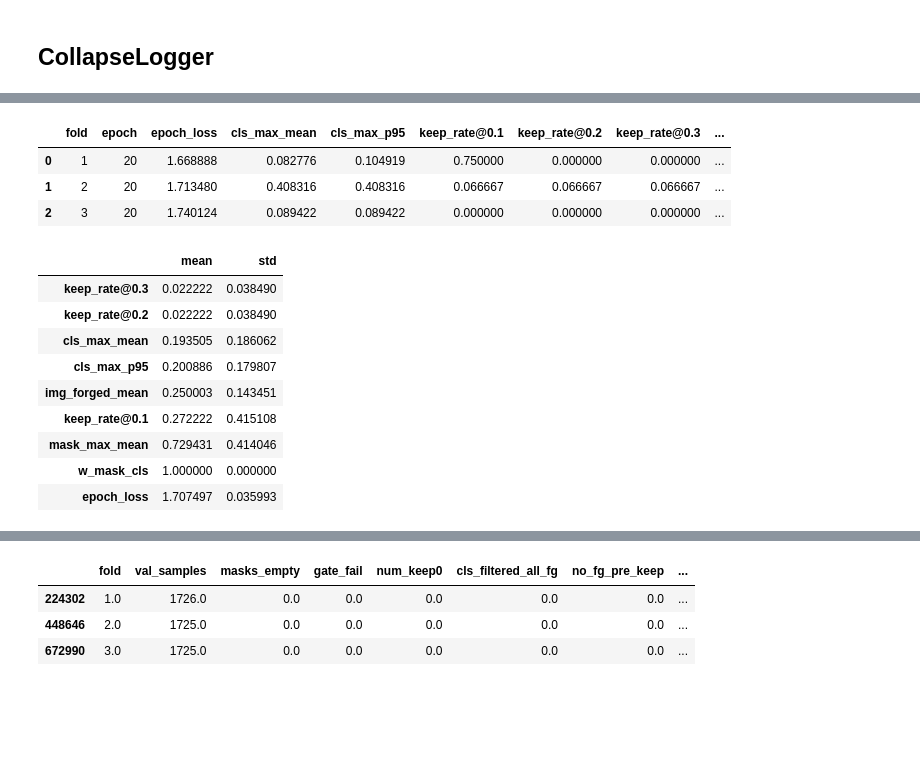
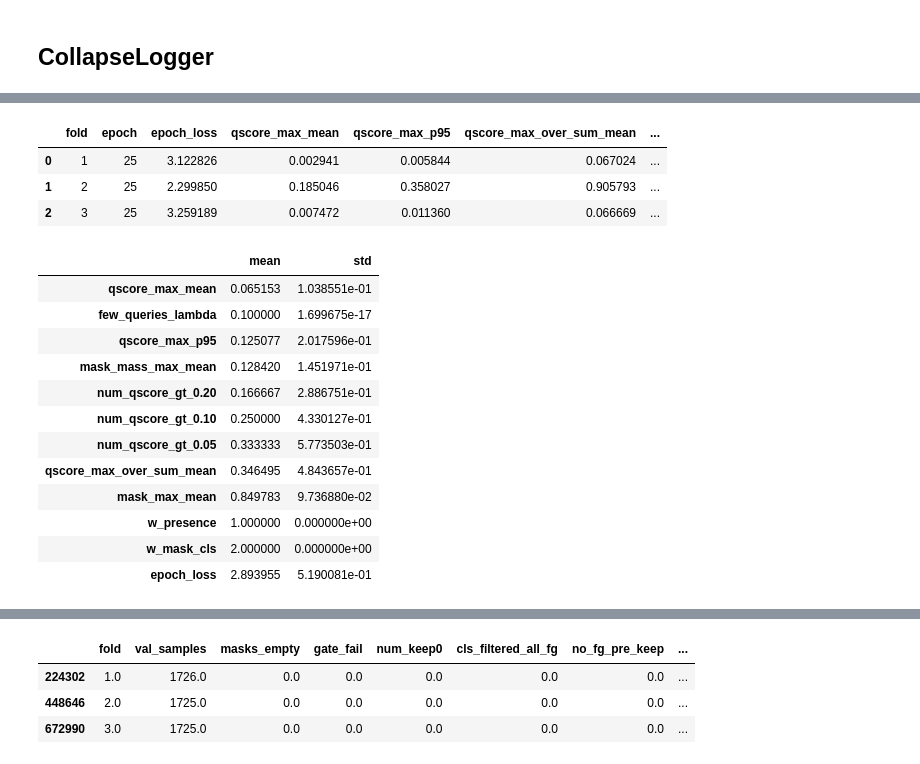
Before and after one commit to piiop/RecodAI_LUC, a Jupyter notebook: notebooks/cv_analysis.ipynb, the cells around one changed output, grey strips where cells are left out. Saved outputs shown, nothing was run; the diff lists cells and outputs as text; code cells hidden in the pictures; blank space fills up the shorter version.

```diff
--- a/notebooks/cv_analysis.ipynb
+++ b/notebooks/cv_analysis.ipynb
@@ -99,7 +99,7 @@ def load_run(names):
     raise FileNotFoundError(f"Not found under OOF_ROOT: {name}")
 
 # Use load_run(name | [names]) to load one or more CV runs or loose files from experiments/oof_results/
-runs = load_run(["sharp_auth_penalty_temp0p05_thr0p6_w2"])  # or: load_run("mini_smoke"), load_run("oof_predictions.csv")
+runs = load_run(["oof_lossv2_cls_up2_authpen_weak1_e25"])  # or: load_run("mini_smoke"), load_run("oof_predictions.csv")
 
 print("Loaded:")
 if isinstance(runs, dict) and "name" not in runs:
@@ -168,7 +168,7 @@ sharp_auth_penalty_temp0p05_thr0p6_w2
 ## CollapseLogger
 # %%
 # ---- Use an already-loaded run from `runs` ----
-run = runs["sharp_auth_penalty_temp0p05_thr0p6_w2"]  # must exist in `runs`
+run = runs["oof_lossv2_cls_up2_authpen_weak1_e25"]  # must exist in `runs`
 
 OOF_RUN_DIR = Path(run["path"])
 oof_metrics = run["metrics"] or {}
@@ -438,58 +451,74 @@ display(epoch_losses)
 
 es = epoch_summary.copy()
 
 num_cols = [
-    "epoch_loss", "cls_max_mean", "cls_max_p95",
-    "keep_rate@0.1", "keep_rate@0.2", "keep_rate@0.3",
-    "img_forged_mean", "mask_max_mean", "w_mask_cls",
+    "epoch_loss",
+    # qscore-focused signals
+    "qscore_max_mean", "qscore_max_p95", "qscore_max_over_sum_mean",
+    "num_qscore_gt_0.05", "num_qscore_gt_0.10", "num_qscore_gt_0.20",
+    # mask signals
+    "mask_mass_max_mean", "mask_max_mean",
+    # knobs/weights logged
+    "w_mask_cls", "w_presence", "few_queries_lambda",
 ]
 for c in num_cols:
-    es[c] = pd.to_numeric(es[c], errors="coerce")
+    if c in es.columns:
+        es[c] = pd.to_numeric(es[c], errors="coerce")
+
+present_cols = [c for c in num_cols if c in es.columns]
 
 last_epoch = (
     es.sort_values(["fold", "epoch"])
       .groupby("fold", as_index=False)
       .tail(1)
       .sort_values("fold")
 )
 
 # Per-fold last-epoch snapshot
 display(
-    last_epoch[["fold", "epoch"] + num_cols]
+    last_epoch[["fold", "epoch"] + present_cols]
       .sort_values("fold")
       .reset_index(drop=True)
 )
 
 # Cross-fold mean/std at last epoch
-agg = last_epoch[num_cols].agg(["mean", "std"]).T
+agg = last_epoch[present_cols].agg(["mean", "std"]).T
 agg.columns = ["mean", "std"]
 display(agg.sort_values("mean"))
 
-# Quick red-flag table at last epoch
+# Quick red-flag table at last epoch (qscore-era)
 flags = last_epoch.assign(
-    cls_dead = last_epoch["cls_max_p95"] < 0.05,
-    keep_dead = last_epoch["keep_rate@0.2"] < 0.01,
-    mask_dead = last_epoch["mask_max_mean"] < 0.05,
-    auth_all_auth = last_epoch["img_forged_mean"] < 0.05,
-).loc[:, ["fold", "epoch", "cls_dead", "keep_dead", "mask_dead", "auth_all_auth"]]
+    q_dead   = last_epoch.get("qscore_max_p95", np.nan) < 0.05,
+    sparse_dead = last_epoch.get("num_qscore_gt_0.10", np.nan) < 0.5,   # ~no queries above 0.10 on avg
+    mask_dead = last_epoch.get("mask_mass_max_mean", np.nan) < 0.01,    # masks never get any mass
+    dominance_bad = last_epoch.get("qscore_max_over_sum_mean", np.nan) < 0.6,  # no single winner
+).loc[:, ["fold", "epoch", "q_dead", "sparse_dead", "mask_dead", "dominance_bad"]]
 display(flags)
 
 # Trend vs epoch (pooled across folds): corr with epoch
-trend_cols = ["epoch"] + num_cols
-trend_corr = es[trend_cols].corr(numeric_only=True)["epoch"].drop("epoch").sort_values()
+trend_cols = ["epoch"] + present_cols
+trend_corr = (
+    es[trend_cols]
+      .corr(numeric_only=True)["epoch"]
+      .drop("epoch")
+      .sort_values()
+)
 display(trend_corr.to_frame("corr_with_epoch"))
 # %% [output]
-|  | fold | epoch | epoch_loss | cls_max_mean | cls_max_p95 | keep_rate@0.1 | keep_rate@0.2 | keep_rate@0.3 | ... |
-| 0 | 1 | 20 | 1.668888 | 0.082776 | 0.104919 | 0.750000 | 0.000000 | 0.000000 | ... |
-| 1 | 2 | 20 | 1.713480 | 0.408316 | 0.408316 | 0.066667 | 0.066667 | 0.066667 | ... |
-| 2 | 3 | 20 | 1.740124 | 0.089422 | 0.089422 | 0.000000 | 0.000000 | 0.000000 | ... |
+|  | fold | epoch | epoch_loss | qscore_max_mean | qscore_max_p95 | qscore_max_over_sum_mean | ... |
+| 0 | 1 | 25 | 3.122826 | 0.002941 | 0.005844 | 0.067024 | ... |
+| 1 | 2 | 25 | 2.299850 | 0.185046 | 0.358027 | 0.905793 | ... |
+| 2 | 3 | 25 | 3.259189 | 0.007472 | 0.011360 | 0.066669 | ... |
 |  | mean | std |
-| keep_rate@0.3 | 0.022222 | 0.038490 |
-| keep_rate@0.2 | 0.022222 | 0.038490 |
-| cls_max_mean | 0.193505 | 0.186062 |
-| cls_max_p95 | 0.200886 | 0.179807 |
-| img_forged_mean | 0.250003 | 0.143451 |
-| keep_rate@0.1 | 0.272222 | 0.415108 |
-| mask_max_mean | 0.729431 | 0.414046 |
-| w_mask_cls | 1.000000 | 0.000000 |
-| epoch_loss | 1.707497 | 0.035993 |
+| qscore_max_mean | 0.065153 | 1.038551e-01 |
+| few_queries_lambda | 0.100000 | 1.699675e-17 |
+| qscore_max_p95 | 0.125077 | 2.017596e-01 |
+| mask_mass_max_mean | 0.128420 | 1.451971e-01 |
+| num_qscore_gt_0.20 | 0.166667 | 2.886751e-01 |
+| num_qscore_gt_0.10 | 0.250000 | 4.330127e-01 |
+| num_qscore_gt_0.05 | 0.333333 | 5.773503e-01 |
+| qscore_max_over_sum_mean | 0.346495 | 4.843657e-01 |
+| mask_max_mean | 0.849783 | 9.736880e-02 |
+| w_presence | 1.000000 | 0.000000e+00 |
+| w_mask_cls | 2.000000 | 0.000000e+00 |
+| epoch_loss | 2.893955 | 5.190081e-01 |
```
Also changed, not shown: parts of 11 cells of this notebook, 5 other files.
